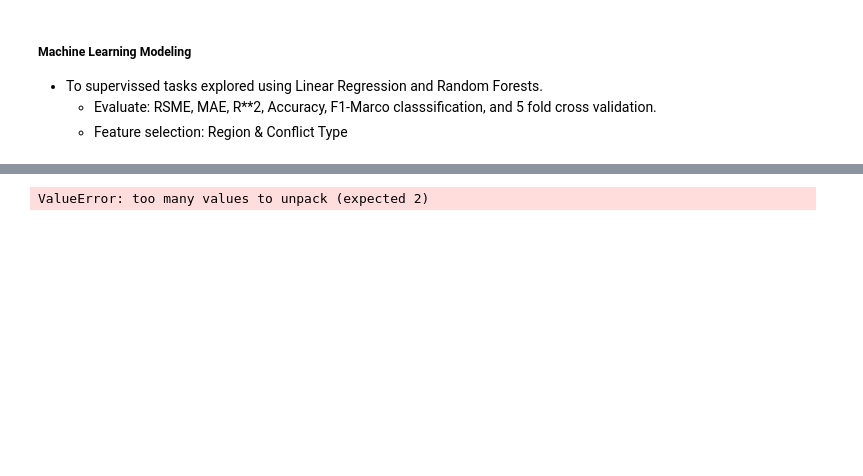
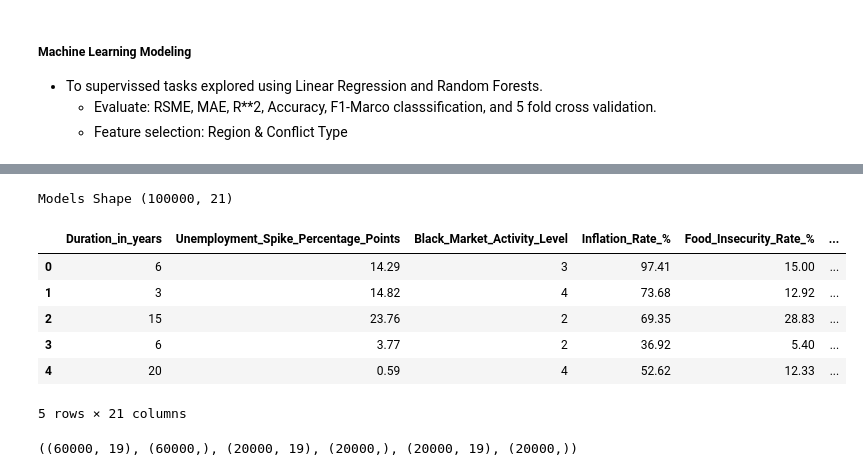
Before and after one commit to J2ckyo/4850-Final-Project, a Jupyter notebook: Data_Rangling.ipynb, the cells around one changed output, grey strips where cells are left out. Saved outputs shown, nothing was run; the diff lists cells and outputs as text; code cells hidden in the pictures; blank space fills up the shorter version.

```diff
--- a/Data_Rangling.ipynb
+++ b/Data_Rangling.ipynb
@@ -291,8 +293,18 @@ plt.show()
 # %%
-df["Human_Eco_Proxy"] = (
-    df["Households_Fallen_Into_Poverty_Estimate"] +
-    df["Cost_of_War_USD"]
+scaler = MinMaxScaler()
+
+df[["norm_households", "norm_cost"]] = scaler.fit_transform(
+    df[["Households_Fallen_Into_Poverty_Estimate",
+        "Cost_of_War_USD"
+    ]]
 )
+
+df["Human_Eco_Proxy"] = df["norm_households"] + df["norm_cost"]
+
+# df["Human_Eco_Proxy"] = (
+#     df["Households_Fallen_Into_Poverty_Estimate"] +
+#     df["Cost_of_War_USD"]
+# )
 
 summary = df.groupby("Region").agg(
     Avg_GPD_Change = ("GDP_Change_%", "median"),
@@ -306,7 +318,7 @@ summary = df.groupby("Region").agg(
 ).round(3).sort_values("Avg_GPD_Change")
 
 summary["Avg_Est_Recon_Cost"] = np.log1p(summary["Avg_Est_Recon_Cost"])
-summary["Total_Human_Eco_Proxy"] = np.log1p(summary["Total_Human_Eco_Proxy"])
+# summary["Total_Human_Eco_Proxy"] = np.log1p(summary["Total_Human_Eco_Proxy"])
 # %%
 plt.figure(figsize=(13, 6))
 ax = sns.heatmap(summary, annot = True, fmt=".1f", cmap="crest", linewidths=0.3)
@@ -429,10 +461,23 @@ from sklearn.metrics import (mean_squared_error, mean_absolute_error, r2_score,
 # %%
-x, y = df
-X_Train, X_Test, Y_Train, Y_Test = train_test_split(
-    x, y, test_size=0.2, train_size=0.6,
-)
+feature_cols = ["Duration_in_years", "Unemployment_Spike_Percentage_Points",
+"Black_Market_Activity_Level", "Inflation_Rate_%", "Food_Insecurity_Rate_%",
+"Youth_Unemployment_Change_%", "Currency_Black_Market_Rate_Gap_%", "Pre_War_Poverty_Rate_%", "Pre_War_Unemployment_%", "GDP_Change_%",
+"Currency_Devaluation_%"
+]
 
-X_Train.shape, Y_Train.shape
-X_Test.shape, Y_Test.shape
+model_df = df[feature_cols + ["Cost_of_War_USD", "Primary_Black_Market_Goods",
+                              "Region", "Conflict_Type"]].copy().dropna()
+
+model_df = pd.get_dummies(model_df, columns=["Region", "Conflict_Type"], drop_first=True)
+
+print("Models Shape", model_df.shape)
+model_df.head(5)
 # %% [output]
-ValueError: too many values to unpack (expected 2)
+Models Shape (100000, 21)
+|  | Duration_in_years | Unemployment_Spike_Percentage_Points | Black_Market_Activity_Level | Inflation_Rate_% | Food_Insecurity_Rate_% | ... |
+| 0 | 6 | 14.29 | 3 | 97.41 | 15.00 | ... |
+| 1 | 3 | 14.82 | 4 | 73.68 | 12.92 | ... |
+| 2 | 15 | 23.76 | 2 | 69.35 | 28.83 | ... |
+| 3 | 6 | 3.77 | 2 | 36.92 | 5.40 | ... |
+| 4 | 20 | 0.59 | 4 | 52.62 | 12.33 | ... |
+5 rows × 21 columns
@@ -438,0 +489,17 @@ ValueError: too many values to unpack (expected 2)
+# %%
+
+X_Train, X_Temp, Y_Train, Y_Temp = train_test_split(
+    X_reg, Y_reg,
+    test_size=0.4,
+    random_state= 24
+)
+
+X_Val, X_Test, Y_Val, Y_Test = train_test_split(
+    X_Temp, Y_Temp,
+    test_size=0.5,
+    random_state= 24
+)
+
+X_Train.shape, Y_Train.shape, X_Test.shape, Y_Test.shape, X_Val.shape, Y_Val.shape
+# %% [output]
+((60000, 19), (60000,), (20000, 19), (20000,), (20000, 19), (20000,))
```
Also changed, not shown: parts of 10 cells of this notebook.
